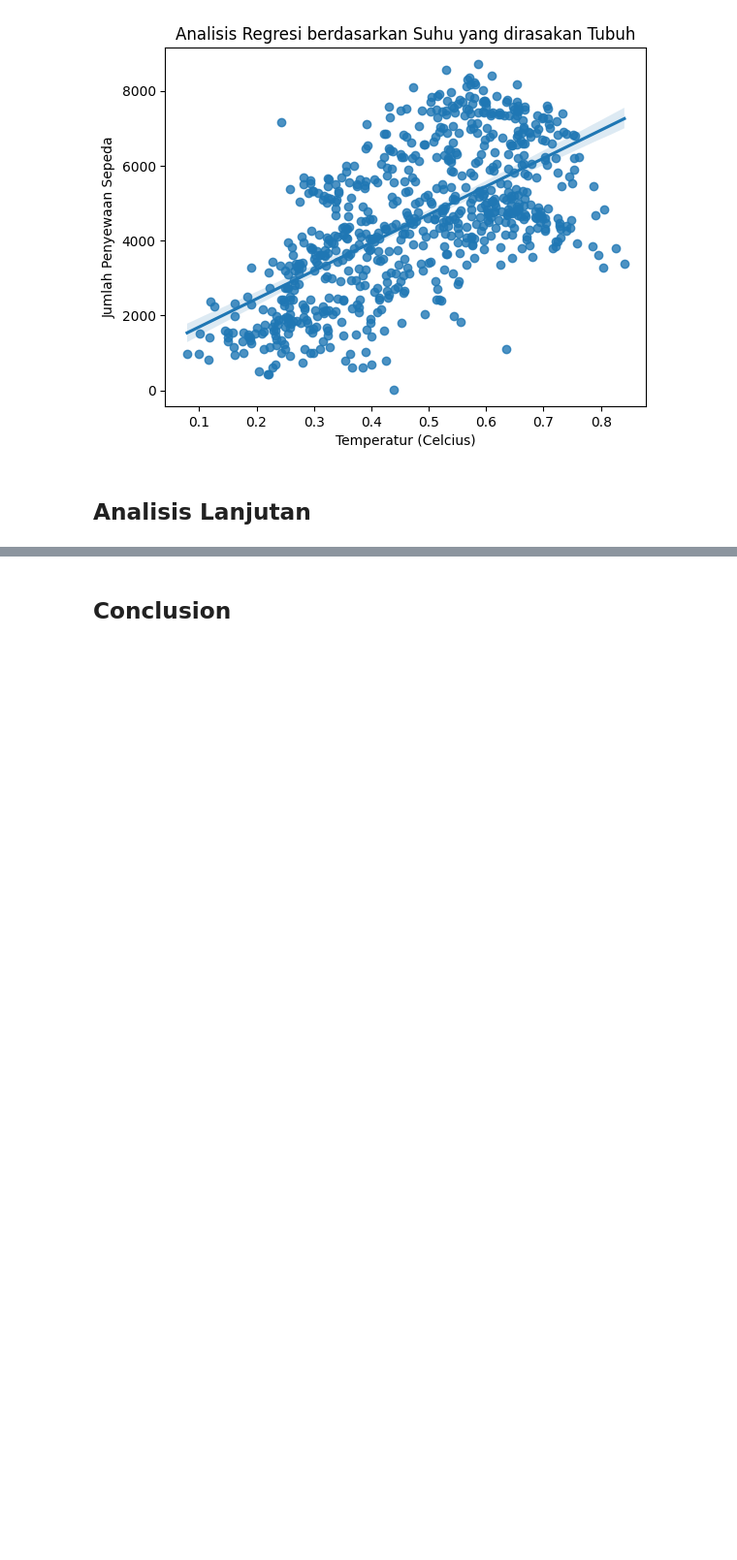
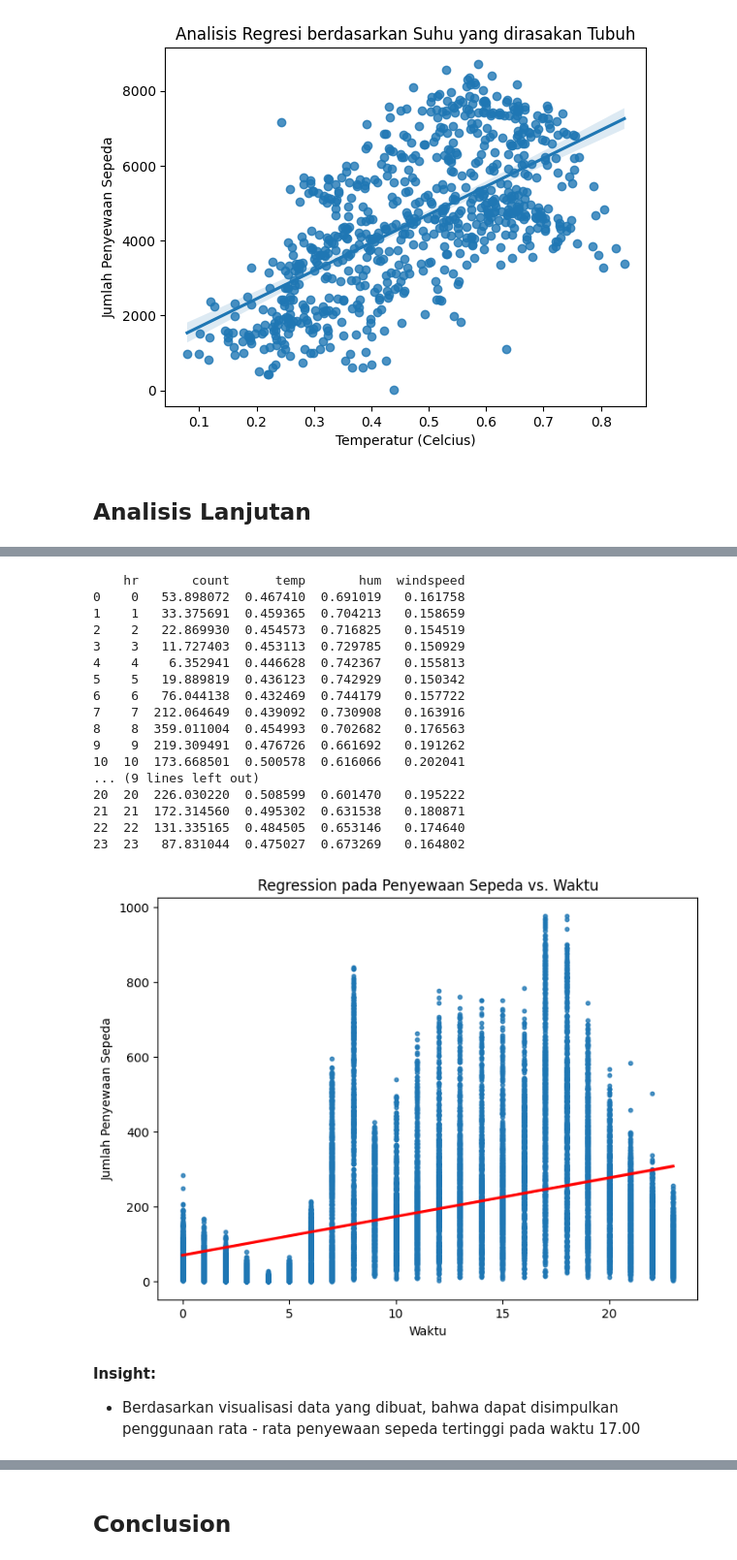
Before and after one commit to liqolina/Bike-Sharing-Dataset-Dicoding, a Jupyter notebook: notebook.ipynb, the cells around one changed output, grey strips where cells are left out. Shown at 97% size. Cells and saved outputs as stored; diff of their text form; code cells hidden in the pictures; blank space fills up the shorter version.

```diff
--- a/notebook.ipynb
+++ b/notebook.ipynb
@@ -810 +798,45 @@ print(rfm_df.head())
+# %%
+# Mengelompokkan data berdasarkan waktu penggunaan, frekuensi penyewaan sepeda, suhu, kelembapan lingkungan, dan kecepatan angin
+grouped_season = bike_hour_df.groupby('hr').agg({
+    'count': 'mean',      # Jumlah rata rata penyewaan sepeda
+    'temp': 'mean',       # Temperatur lingkungan rata - rata per season
+    'hum': 'mean',        # Kelembapan rata - rata per season
+    'windspeed': 'mean'   # Kecepatan angin rata -rata
+}).reset_index()
+
+print(grouped_season)
+
+# Menbuat regression plot untuk menampilkan hubungan season dan jumlah penyewaan sepeda
+plt.figure(figsize=(8, 6))
+sns.regplot(x='hr', y='count', data=bike_hour_df, scatter_kws={'s': 10}, line_kws={'color': 'red'})
+
+# Membuat plot
+plt.title('Regression pada Penyewaan Sepeda vs. Waktu')
+plt.xlabel('Waktu')
+plt.ylabel('Jumlah Penyewaan Sepeda')
+
+# Menampilkan plot
+plt.show()
+# %% [output]
+    hr       count      temp       hum  windspeed
+0    0   53.898072  0.467410  0.691019   0.161758
+1    1   33.375691  0.459365  0.704213   0.158659
+2    2   22.869930  0.454573  0.716825   0.154519
+3    3   11.727403  0.453113  0.729785   0.150929
+4    4    6.352941  0.446628  0.742367   0.155813
+5    5   19.889819  0.436123  0.742929   0.150342
+6    6   76.044138  0.432469  0.744179   0.157722
+7    7  212.064649  0.439092  0.730908   0.163916
+8    8  359.011004  0.454993  0.702682   0.176563
+9    9  219.309491  0.476726  0.661692   0.191262
+10  10  173.668501  0.500578  0.616066   0.202041
+... (9 lines left out)
+20  20  226.030220  0.508599  0.601470   0.195222
+21  21  172.314560  0.495302  0.631538   0.180871
+22  22  131.335165  0.484505  0.653146   0.174640
+23  23   87.831044  0.475027  0.673269   0.164802
+[figure, added]
+# %% [markdown]
+**Insight:**
+- Berdasarkan visualisasi data yang dibuat, bahwa dapat disimpulkan penggunaan rata - rata penyewaan sepeda tertinggi pada waktu 17.00
 # %%
```
Also changed, not shown: parts of 6 cells of this notebook.
